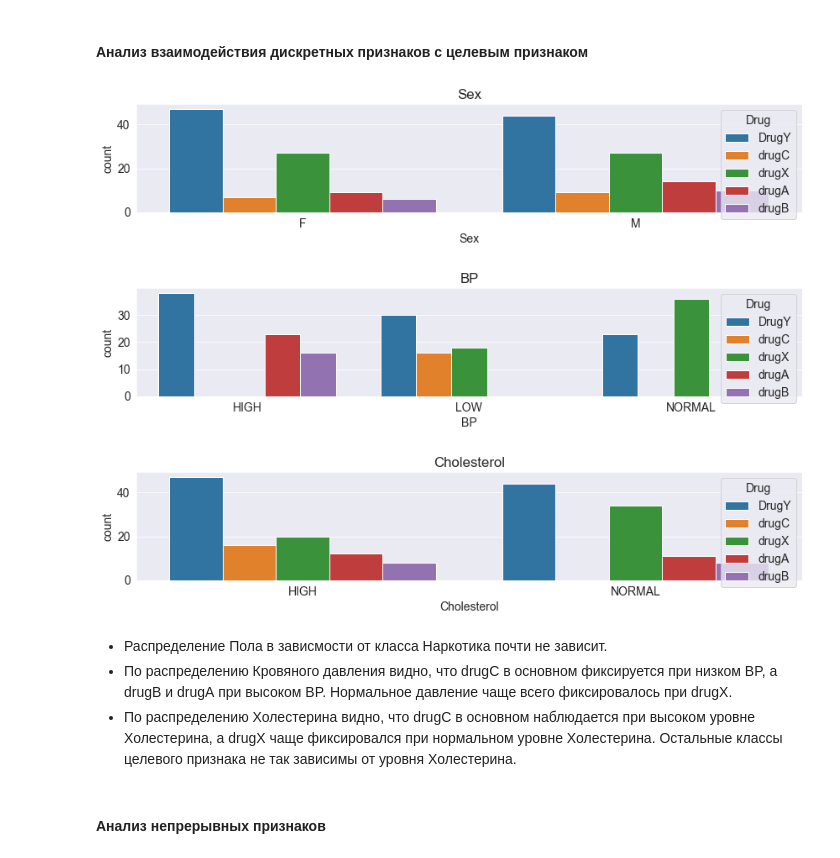
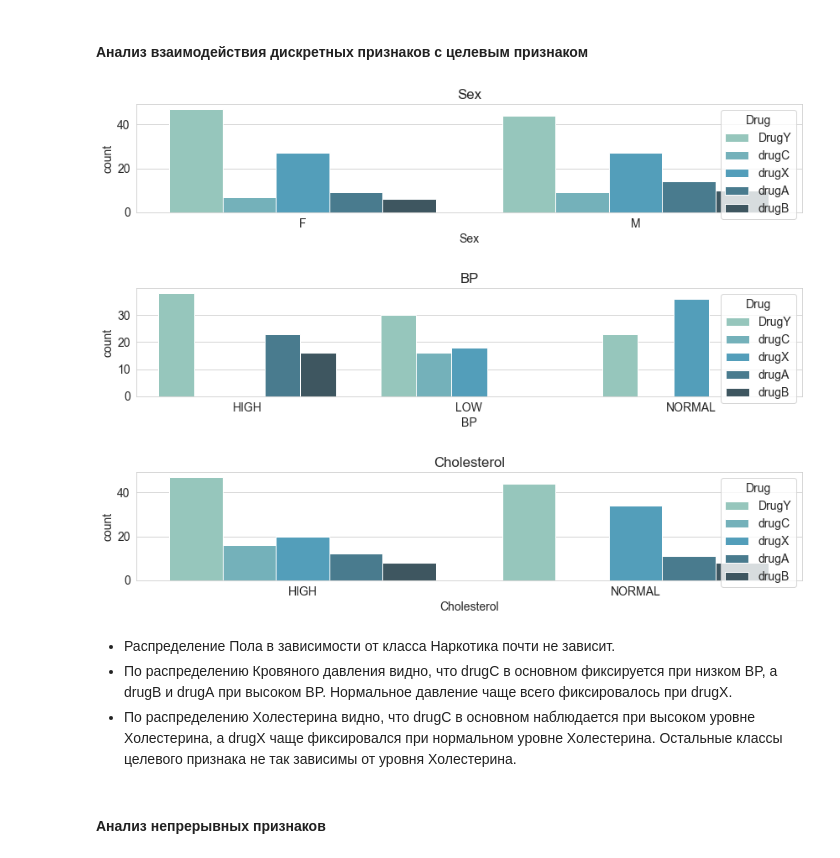
Before and after one commit to LeaReys/drug_dataset, a Jupyter notebook: drug_cl.ipynb, the cells around one changed output. Saved outputs shown, nothing was run; the diff lists cells and outputs as text; code cells hidden in the pictures.

Commit message:
Add files via upload
Первичный анализ

```diff
--- a/drug_cl.ipynb
+++ b/drug_cl.ipynb
@@ -13,7 +13,6 @@ warnings.filterwarnings('ignore')
 import matplotlib
 TEXT_COLOR = 'black'
 
-matplotlib.rcParams['figure.figsize'] = (15, 10)
 matplotlib.rcParams['text.color'] = TEXT_COLOR
 matplotlib.rcParams['font.size'] = 14
 matplotlib.rcParams['lines.markersize'] = 15
@@ -21,7 +20,7 @@ matplotlib.rcParams['axes.labelcolor'] = TEXT_COLOR
 matplotlib.rcParams['xtick.color'] = TEXT_COLOR
 matplotlib.rcParams['ytick.color'] = TEXT_COLOR
 
-sns.set_style('darkgrid')
+sns.set_style("whitegrid")
 # %%
 # Импорт используемых фреймворков
 from phik import phik_matrix
@@ -174,19 +173,19 @@ Name: Cholesterol, dtype: float64
 # %%
 for feature in discrete_col:
     plt.figure(figsize=(12,3))
-    sns.countplot(data=df, x=feature, hue='Drug')
+    sns.countplot(data=df, x=feature, hue='Drug', palette="GnBu_d")
     plt.title(feature)
     plt.tight_layout()
 # %% [output]
-[figure, old version]
+[figure, new version]
-[figure, old version]
+[figure, new version]
-[figure, old version]
+[figure, new version]
 # %% [markdown]
-- Распределение Пола в зависмости от класса Наркотика почти не зависит.
+- Распределение Пола в зависимости от класса Наркотика почти не зависит.
 - По распределению Кровяного давления видно, что drugC в основном фиксируется при низком BP, а drugB и drugА при высоком BP. Нормальное давление чаще всего фиксировалось при drugX.
 - По распределению Холестерина видно, что drugC в основном наблюдается при высоком уровне Холестерина, а drugX чаще фиксировался при нормальном уровне Холестерина. Остальные классы целевого признака не так зависимы от уровня Холестерина.
-# %% [markdown]
-#### Анализ непрерывных признаков
+# %% [markdown]
+#### Анализ непрерывных признаков
 # %%
 def viz_cont(feature):
     print(F'Минимальный {feature}: {min(df[feature])}')
```
Also changed, not shown: parts of 22 cells of this notebook.
